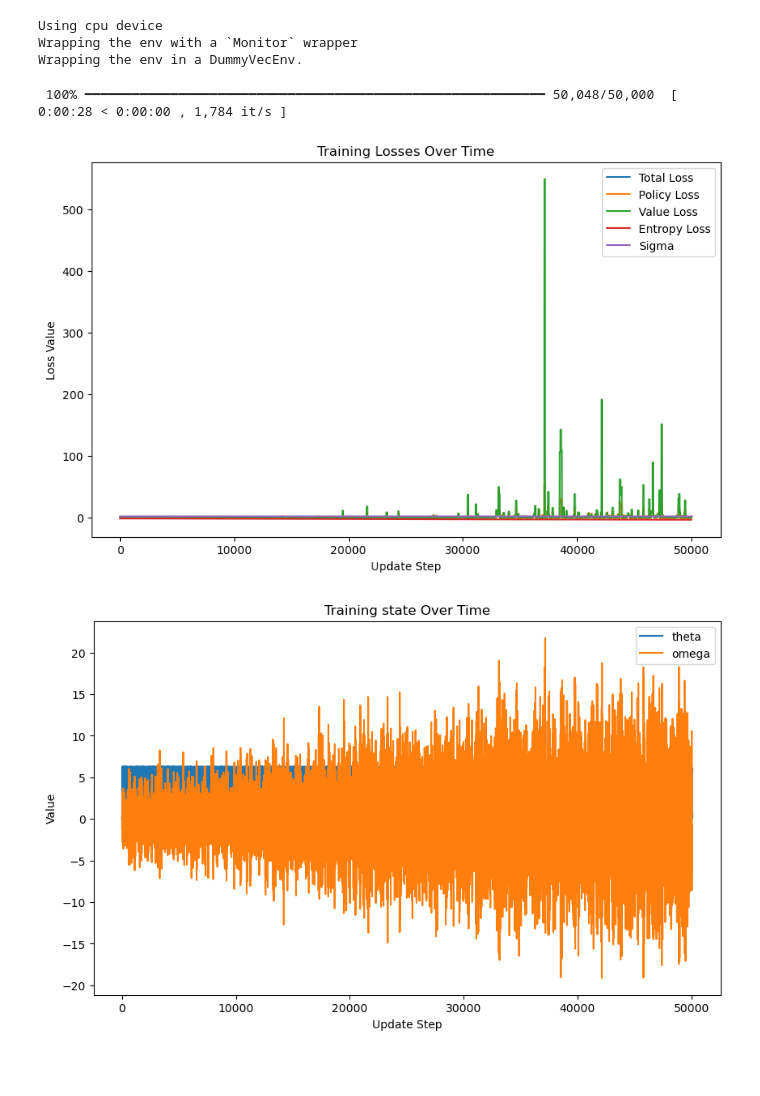
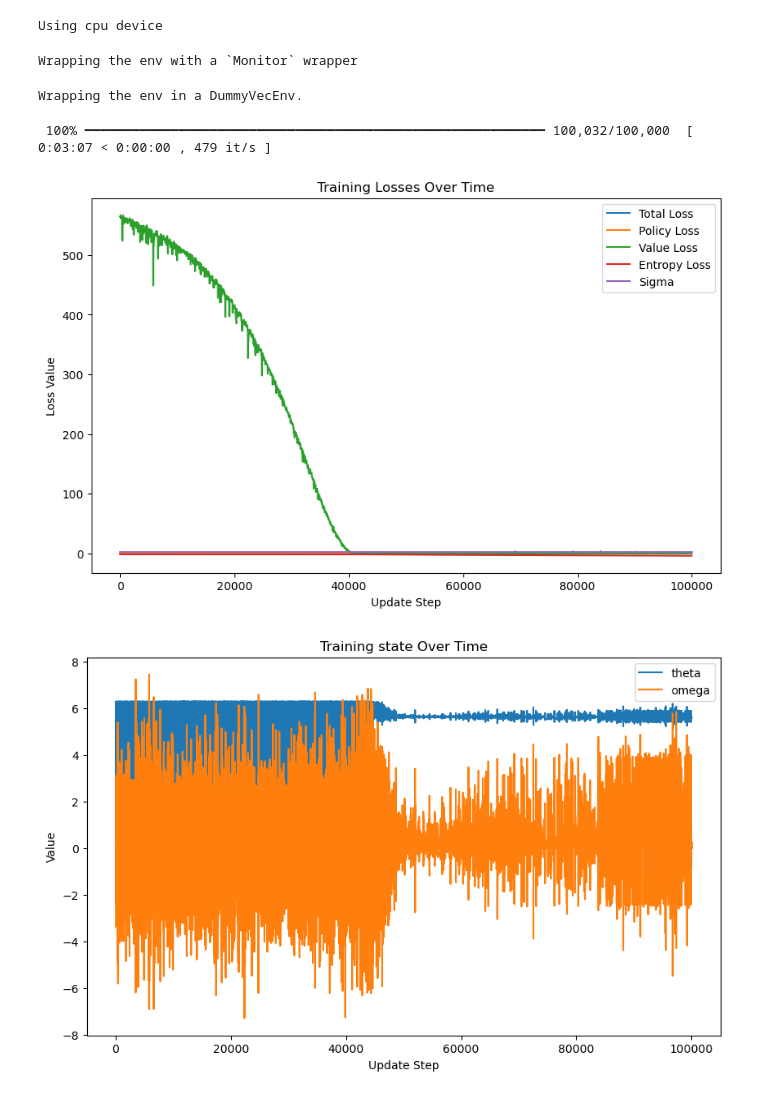
Before and after one commit to Nitin345614/ML4SC-Design-Assignment-G20, a Jupyter notebook: baselines.ipynb, the cells around one changed output. Cells and saved outputs as stored; diff of their text form; code cells hidden in the pictures; blank space fills up the shorter version.

```diff
--- a/baselines.ipynb
+++ b/baselines.ipynb
@@ -106,10 +107,13 @@ unwrap = lambda theta: \
     -np.cos(theta)
 
 custom_reward = lambda self: \
-    (unwrap(self.th)>-0.5)*(1 - (((self.th % (2*math.pi))  - math.pi)/math.pi)**2) + \
-    (unwrap(self.th)>0)*(1 - 2*(self.omega/40)**2) + \
-    ((self.omega/40)**2)*((self.omega/40)<0.5) - \
-    ((self.omega/40)**2)*((self.omega/40)>0.5)
+    unwrap(self.th) + ((self.omega/40)**2)/10 - ((self.omega/40)**2 > 0.25)
+    #(- (((self.th % (2*math.pi))  - math.pi)/math.pi)**2) #- ((self.omega/40)**2)*(unwrap(self.th))
+    #(unwrap(self.th)>-0.5)*(1 - (((self.th % (2*math.pi))  - math.pi)/math.pi)**2) + \
+    #(unwrap(self.th)>0)*(1 - 2*(self.omega/40)**2) + \
+    #((self.omega/40)**2)*((self.omega/40)<0.5) - \
+    #((self.omega/40)**2)*((self.omega/40)>0.5)
+
 
 env = gym_unbalanced_disk.UnbalancedDisk(dt=0.025, umax=3.) #alternative
 env.reward_fun = custom_reward
@@ -118,12 +122,12 @@ train_callback = LossRecorderCallback()
 
 policy_kwargs = dict(activation_fn=torch.nn.Sigmoid,
                      #features_extractor_class=CustomFeatures,
-                     net_arch=dict(pi=[64,64,64], vf=[64,128,64]),
+                     net_arch=dict(pi=[64,64], vf=[64,64]),
                      optimizer_class=RMSpropTFLike,
                      optimizer_kwargs=dict(eps=1e-5)
                      )
 
-learning_rate= lambda time: 0.004*(0.999**time) + 0.001
+learning_rate= lambda time: 0.004#*(0.999**time) + 0.001
 n_steps=64
 gamma=0.98
 ent_coef=0.5
@@ -132,7 +136,7 @@ vf_coef=2
 policy = "MlpPolicy"
 
 actor_crit = stable.A2C(policy, env, learning_rate=learning_rate, n_steps=n_steps, gamma=gamma, ent_coef=ent_coef, vf_coef=vf_coef, \
-    max_grad_norm=0.5, use_rms_prop=False, normalize_advantage=False, stats_window_size=100, \
+    max_grad_norm=0.5, use_rms_prop=False, normalize_advantage=True, stats_window_size=100, \
     tensorboard_log=None, policy_kwargs=policy_kwargs, verbose=1, _init_setup_model=True, use_sde=False)
 
 #actor_crit = stable.PPO(policy, env, learning_rate=learning_rate, n_steps=n_steps, gamma=gamma, ent_coef=ent_coef, vf_coef=vf_coef, \
@@ -142,11 +146,11 @@ actor_crit = stable.A2C(policy, env, learning_rate=learning_rate, n_steps=n_step
 #print(actor_crit.policy)
 # %% [output]
 Using cpu device
-Wrapping the env with a `Monitor` wrapper
-Wrapping the env in a DummyVecEnv.
+Wrapping the env with a `Monitor` wrapper
+Wrapping the env in a DummyVecEnv.
 # %%
 
-actor_crit.learn(total_timesteps=50_000, progress_bar=True, log_interval=10_000, callback=train_callback)
+actor_crit.learn(total_timesteps=100_000, progress_bar=True, log_interval=10_000, callback=train_callback)
 actor_crit.save("current_model")
 
 vec_env = actor_crit.get_env()
@@ -158,35 +162,35 @@ for i in range(500):
     vec_env.render("human")
     # VecEnv resets automatically
     # if done:
     #   obs = vec_env.reset()
 
 vec_env.close()
 
 plt.figure(figsize=(10, 6))
 plt.plot((train_callback.losses), label='Total Loss')
 plt.plot((train_callback.policy_losses), label='Policy Loss')
 plt.plot((train_callback.value_losses), label='Value Loss')
 plt.plot((train_callback.entropy_losses), label='Entropy Loss')
 plt.plot((train_callback.log_std), label='Sigma')
 
 plt.xlabel('Update Step')
 plt.ylabel('Loss Value')
 plt.legend()
 plt.title('Training Losses Over Time')
 plt.show()
 
 plt.figure(figsize=(10, 6))
 plt.plot((train_callback.th), label='theta')
 plt.plot((train_callback.omega), label='omega')
 
 plt.xlabel('Update Step')
 plt.ylabel('Value')
 plt.legend()
 plt.title('Training state Over Time')
 plt.show()
 # %% [output]
- 100% ━━━━━━━━━━━━━━━━━━━━━━━━━━━━━━━━━━━━━━━━━━━━━━━━━━━━━━━━━━━ 50,048/50,000  [ 0:00:28 < 0:00:00 , 1,784 it/s ]
+ 100% ━━━━━━━━━━━━━━━━━━━━━━━━━━━━━━━━━━━━━━━━━━━━━━━━━━━━━━━━━━━ 100,032/100,000  [ 0:03:07 < 0:00:00 , 479 it/s ]
-[figure, old version]
+[figure, new version]
-[figure, old version]
+[figure, new version]
 # %%
 vec_env.close()
```
Also changed, not shown: parts of 1 cell of this notebook, 1 other file.
